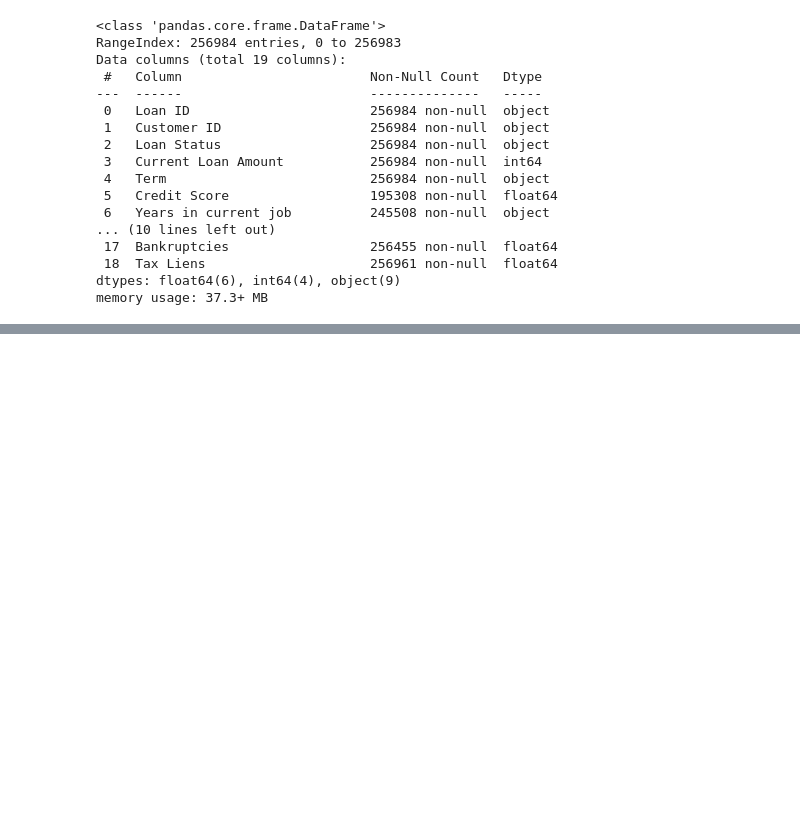
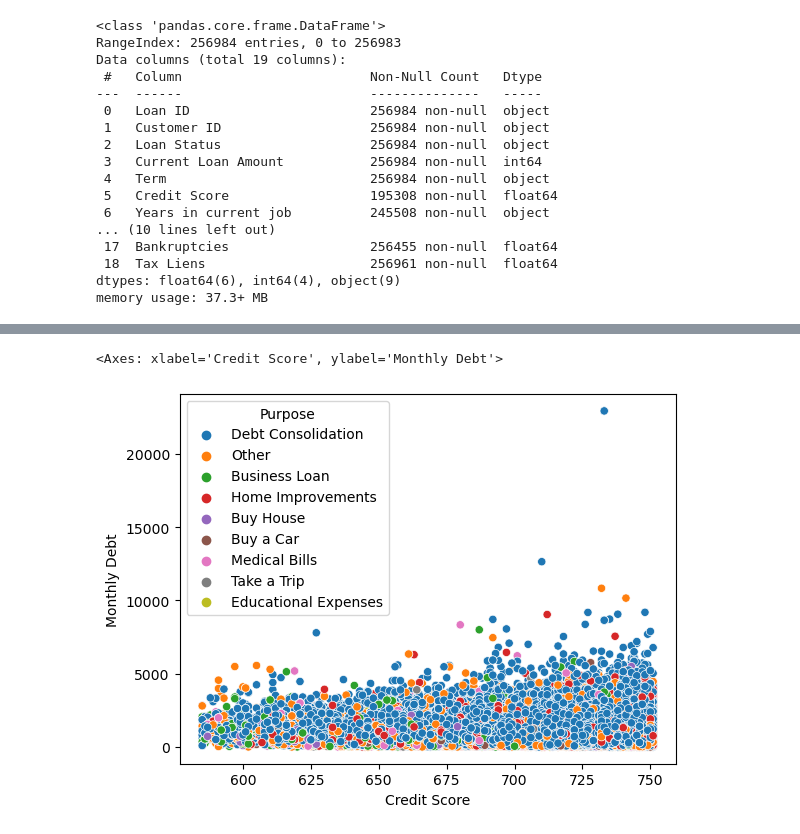
Before and after one commit to zafermesut/ai-crash-course, a Jupyter notebook: Homeworks/Loan Prediction/Loan Prediction.ipynb, the cells around one changed output, grey strips where cells are left out. Cells and saved outputs as stored; diff of their text form; code cells hidden in the pictures; blank space fills up the shorter version.

```diff
--- a/Homeworks/Loan Prediction/Loan Prediction.ipynb
+++ b/Homeworks/Loan Prediction/Loan Prediction.ipynb
@@ -141,0 +258,5 @@ df.shape
+# %%
+sns.scatterplot(x='Credit Score', y='Monthly Debt', hue='Purpose', data=df)
+# %% [output]
+<Axes: xlabel='Credit Score', ylabel='Monthly Debt'>
+[figure, added]
```
Also changed, not shown: parts of 34 cells of this notebook, 2 other files.
